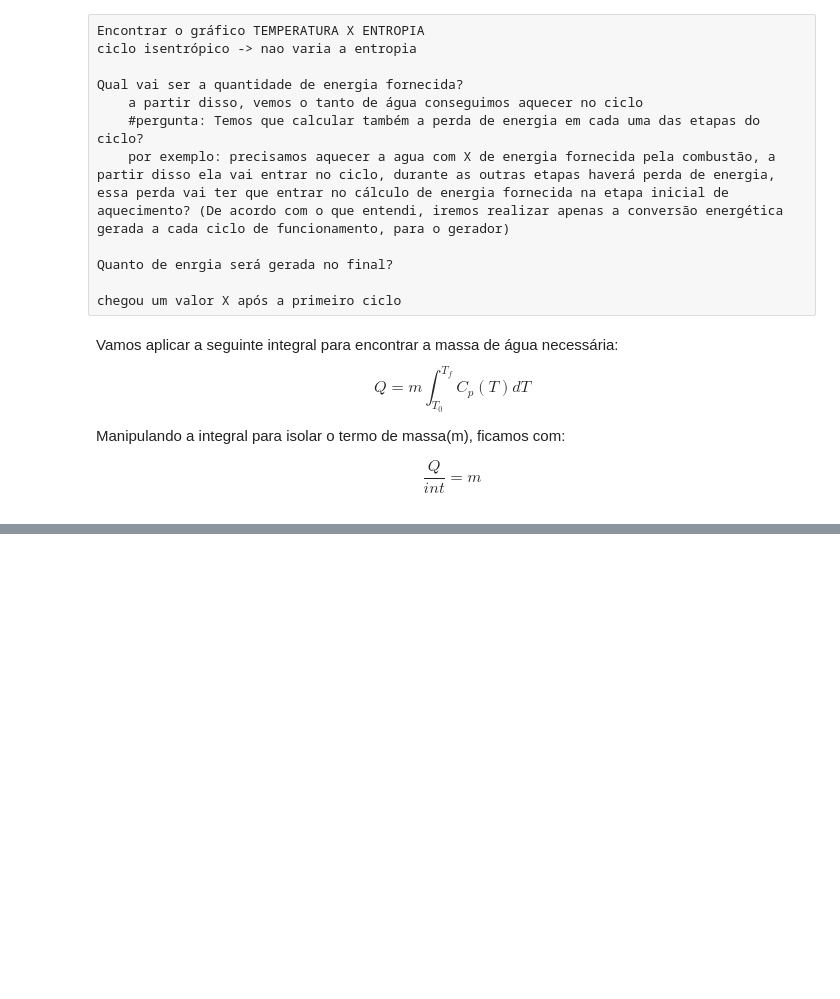
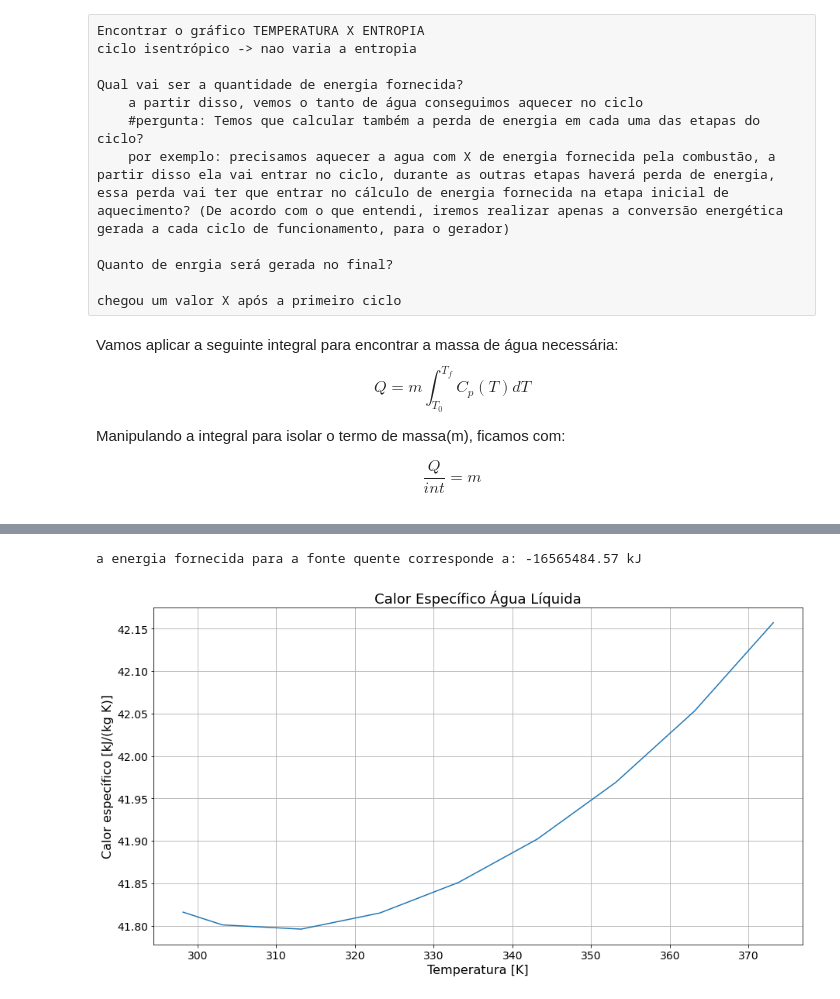
Before and after one commit to Gbeneti/Trabalho-Termodin-mica-Avan-ada, a Jupyter notebook: Desafio_4/Desafio_04.ipynb, the cells around one changed output, grey strips where cells are left out. Saved outputs shown, nothing was run; the diff lists cells and outputs as text; code cells hidden in the pictures; blank space fills up the shorter version.

Commit message:
desafio_4 massa_agua

```diff
--- a/Desafio_4/Desafio_04.ipynb
+++ b/Desafio_4/Desafio_04.ipynb
@@ -85,0 +59,43 @@ plt.savefig('Calor_agua.png',dpi = 200)
+# %%
+def converter_celsius_to_kelvin(lista_temperatura):
+    array_celsius = lista_temperatura.to_numpy()
+    series_kelvin = pd.Series(array_celsius + 273.15) #conversão celsius -> kelvin
+    return series_kelvin
+# %%
+massa_molar_benzeno = 78.11 #g
+massa_combustao_benzeno = 396 #kg
+mols_combustao = 396/0.07811 #kg/kg
+energia_sistema = mols_combustao * (-3267.5) #kJ
+print(f'a energia fornecida para a fonte quente corresponde a: {np.round(energia_sistema,2)} kJ')
+# %% [output]
+a energia fornecida para a fonte quente corresponde a: -16565484.57 kJ
+# %%
+#importar dados
+df_agua_celsius = pd.read_table('cv_agua_txt.txt')
+data_agua_kelvin = converter_celsius_to_kelvin(df_agua_celsius.iloc[:,0])
+#célula isolada pois se rodar mais de uma vez ele soma os valores.
+#df_agua_celsius
+# %%
+df_agua_celsius.iloc[:,0] = data_agua_kelvin
+df_agua_kelvin = df_agua_celsius.rename(columns={'[°C]':'[K]'})
+#print(df_agua_kelvin)
+# %%
+data_cv_agua = (df_agua_kelvin.iloc[3:12,2]).to_numpy()
+data_temperatura_agua = (df_agua_kelvin.iloc[3:12,0]).to_numpy()
+# %%
+fig, ax = plt.subplots(figsize=(15, 8))
+sns.lineplot(x=data_temperatura_agua,y=data_cv_agua)
+
+#ax.errorbar(x=columns_names,y=df_statistics.iloc[1,0:],yerr=df_statistics.iloc[2,0:],ls='none',color='black',capsize=5)
+plt.xticks(fontsize=14)
+plt.yticks(fontsize=14)
+ax.set_title('Calor Específico Água Líquida',fontsize = 18)
+plt.xlabel('Temperatura [K]',fontsize=16)
+plt.ylabel('Calor específico [kJ/(kg K)]',fontsize=16)
+ax.grid() #cria a grid
+ax.set_axisbelow(True) #coloca a grid para trás
+plt.show()
+#fig.get_figure() #'pega' o gráfico para salvar
+#fig.savefig("malthus_runge.png", facecolor='white') #salva o gráfico
+# %% [output]
+[figure, added]
```
Also changed, not shown: parts of 20 cells of this notebook, 5 other files.
